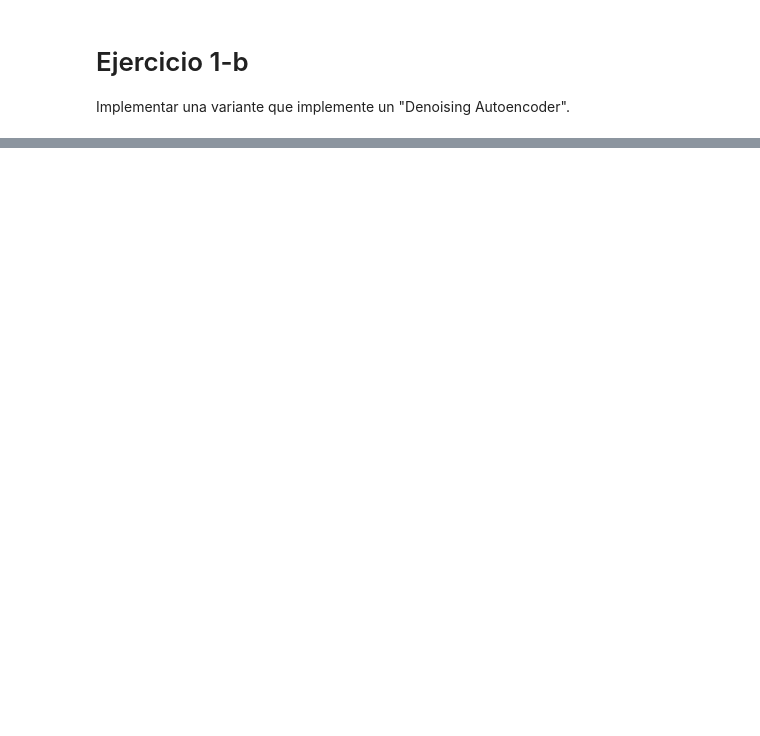
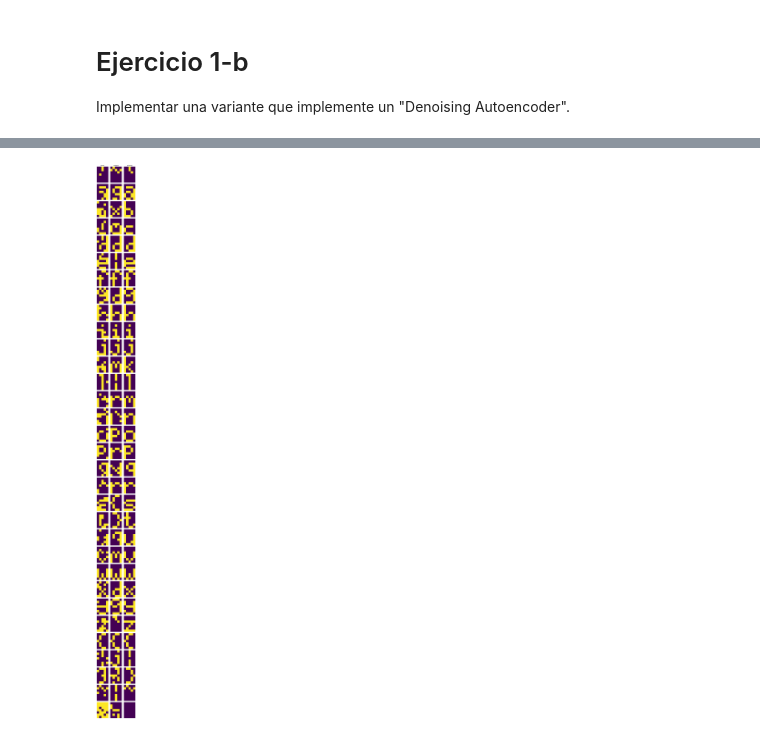
Before and after one commit to jbarberia/sia-tp5, a Jupyter notebook: notebooks/ejercicio1.ipynb, the cells around one changed output, grey strips where cells are left out. Cells and saved outputs as stored; diff of their text form; code cells hidden in the pictures; blank space fills up the shorter version.

```diff
--- a/notebooks/ejercicio1.ipynb
+++ b/notebooks/ejercicio1.ipynb
@@ -172,0 +205,25 @@ plt.show()
+# %%
+X_noisy = add_noise(X, 0.10)
+
+imagenes = 32
+fig, ax = plt.subplots(imagenes, 3, figsize=(5,imagenes*2))
+
+for i in range(imagenes):
+	X_out = autoencoder.forward(X_noisy[i])
+
+	ax[i, 0].imshow(X_noisy[i].reshape(7, 5))
+	ax[i, 1].imshow(X_out.reshape(7, 5) > 0.5)
+	ax[i, 2].imshow(X[i].reshape(7, 5))
+
+	ax[i, 0].set_axis_off()
+	ax[i, 1].set_axis_off()
+	ax[i, 2].set_axis_off()
+
+ax[0, 0].set_title("input")
+ax[0, 1].set_title("output")
+ax[0, 2].set_title("original")
+
+plt.tight_layout()
+plt.show()
+# %% [output]
+[figure, added]
```
Also changed, not shown: parts of 21 cells of this notebook, 4 other files.
